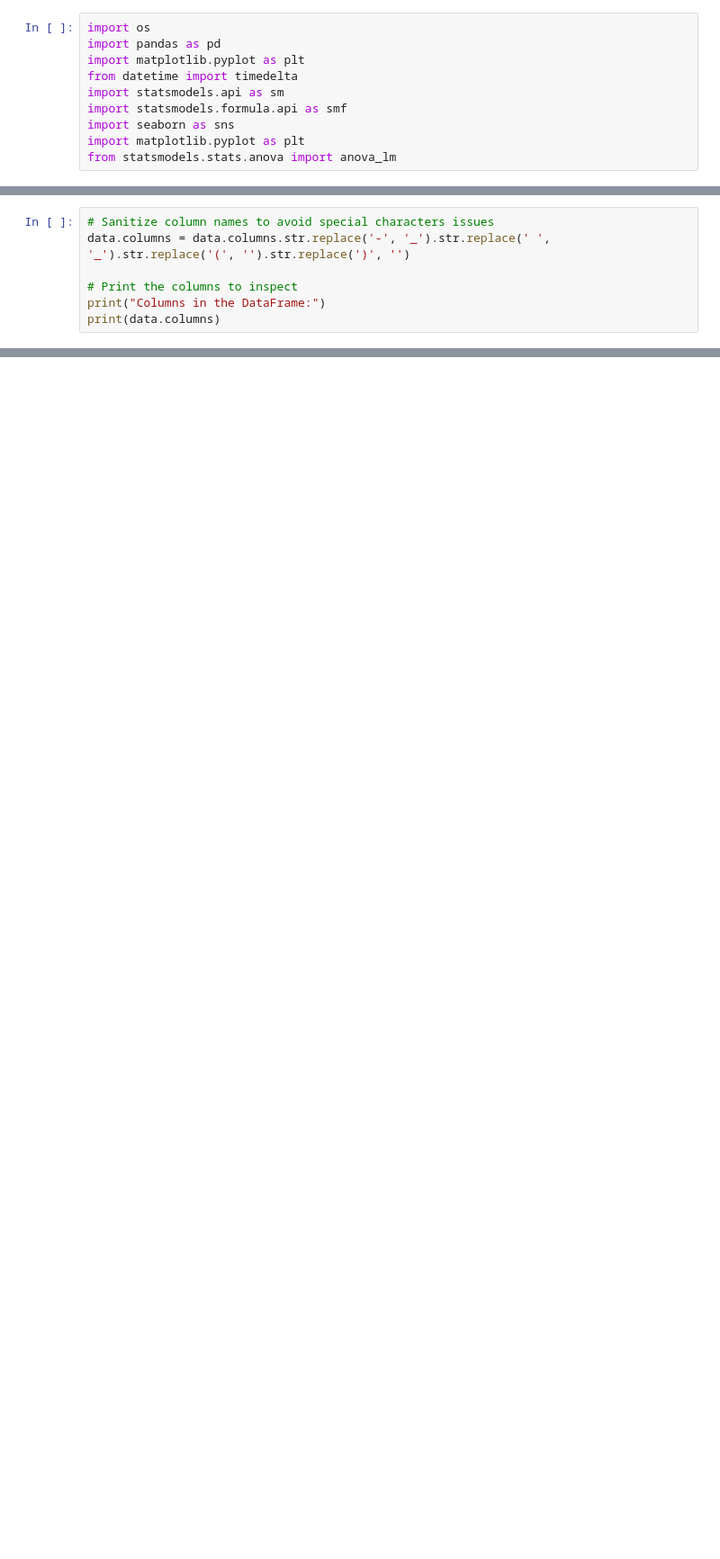
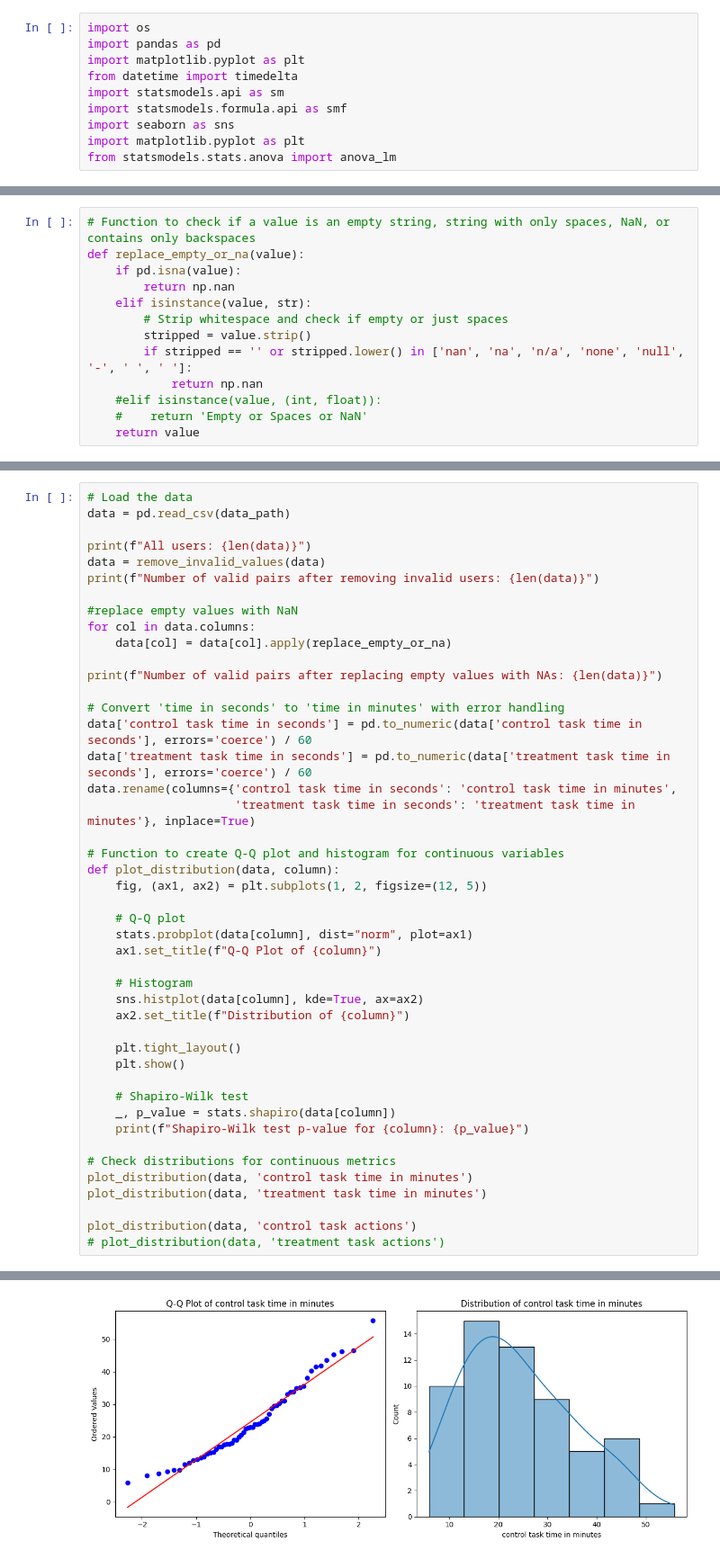
Before and after one commit to ValentinBourcier/OC-EXP-REPLICATION, a Jupyter notebook: analysis/survey-analysis.ipynb, the cells around one changed output, grey strips where cells are left out. Shown at 90% size. Saved outputs shown, nothing was run; the diff lists cells and outputs as text; blank space fills up the shorter version.

```diff
--- a/analysis/survey-analysis.ipynb
+++ b/analysis/survey-analysis.ipynb
@@ -70,7 +53,0 @@ debugger-learn                     0.854707           0.880544        1.000000
-# %%
-# Sanitize column names to avoid special characters issues
-data.columns = data.columns.str.replace('-', '_').str.replace(' ', '_').str.replace('(', '').str.replace(')', '')
-
-# Print the columns to inspect
-print("Columns in the DataFrame:")
-print(data.columns)
@@ -109,0 +157,13 @@ if missing_columns:
+# %%
+# Function to check if a value is an empty string, string with only spaces, NaN, or contains only backspaces
+def replace_empty_or_na(value):
+    if pd.isna(value):
+        return np.nan
+    elif isinstance(value, str):
+        # Strip whitespace and check if empty or just spaces
+        stripped = value.strip()
+        if stripped == '' or stripped.lower() in ['nan', 'na', 'n/a', 'none', 'null', '-', ' ', ' ']:
+            return np.nan
+    #elif isinstance(value, (int, float)):
+    #    return 'Empty or Spaces or NaN'
+    return value
@@ -109,0 +228,46 @@ if missing_columns:
+# %%
+# Load the data
+data = pd.read_csv(data_path)
+
+print(f"All users: {len(data)}")
+data = remove_invalid_values(data)
+print(f"Number of valid pairs after removing invalid users: {len(data)}")
+
+#replace empty values with NaN
+for col in data.columns:
+    data[col] = data[col].apply(replace_empty_or_na)
+
+print(f"Number of valid pairs after replacing empty values with NAs: {len(data)}")
+
+# Convert 'time in seconds' to 'time in minutes' with error handling
+data['control task time in seconds'] = pd.to_numeric(data['control task time in seconds'], errors='coerce') / 60
+data['treatment task time in seconds'] = pd.to_numeric(data['treatment task time in seconds'], errors='coerce') / 60
+data.rename(columns={'control task time in seconds': 'control task time in minutes',
+                     'treatment task time in seconds': 'treatment task time in minutes'}, inplace=True)
+
+# Function to create Q-Q plot and histogram for continuous variables
+def plot_distribution(data, column):
+    fig, (ax1, ax2) = plt.subplots(1, 2, figsize=(12, 5))
+
+    # Q-Q plot
+    stats.probplot(data[column], dist="norm", plot=ax1)
+    ax1.set_title(f"Q-Q Plot of {column}")
+
+    # Histogram
+    sns.histplot(data[column], kde=True, ax=ax2)
+    ax2.set_title(f"Distribution of {column}")
+
+    plt.tight_layout()
+    plt.show()
+
+    # Shapiro-Wilk test
+    _, p_value = stats.shapiro(data[column])
+    print(f"Shapiro-Wilk test p-value for {column}: {p_value}")
+
+# Check distributions for continuous metrics
+plot_distribution(data, 'control task time in minutes')
+plot_distribution(data, 'treatment task time in minutes')
+
+plot_distribution(data, 'control task actions')
+# plot_distribution(data, 'treatment task actions')
+# %% [output]
@@ -109,0 +277 @@ if missing_columns:
+[figure, added]
```
Also changed, not shown: parts of 47 cells of this notebook, 9 other files.
